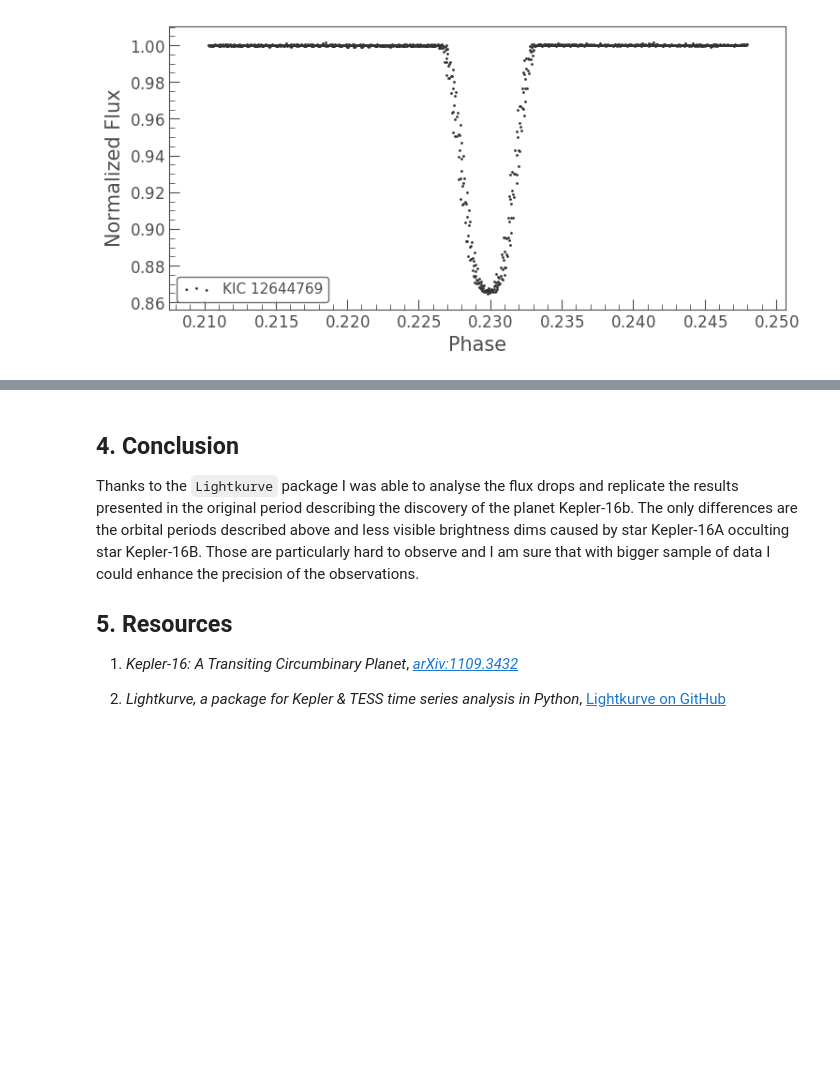
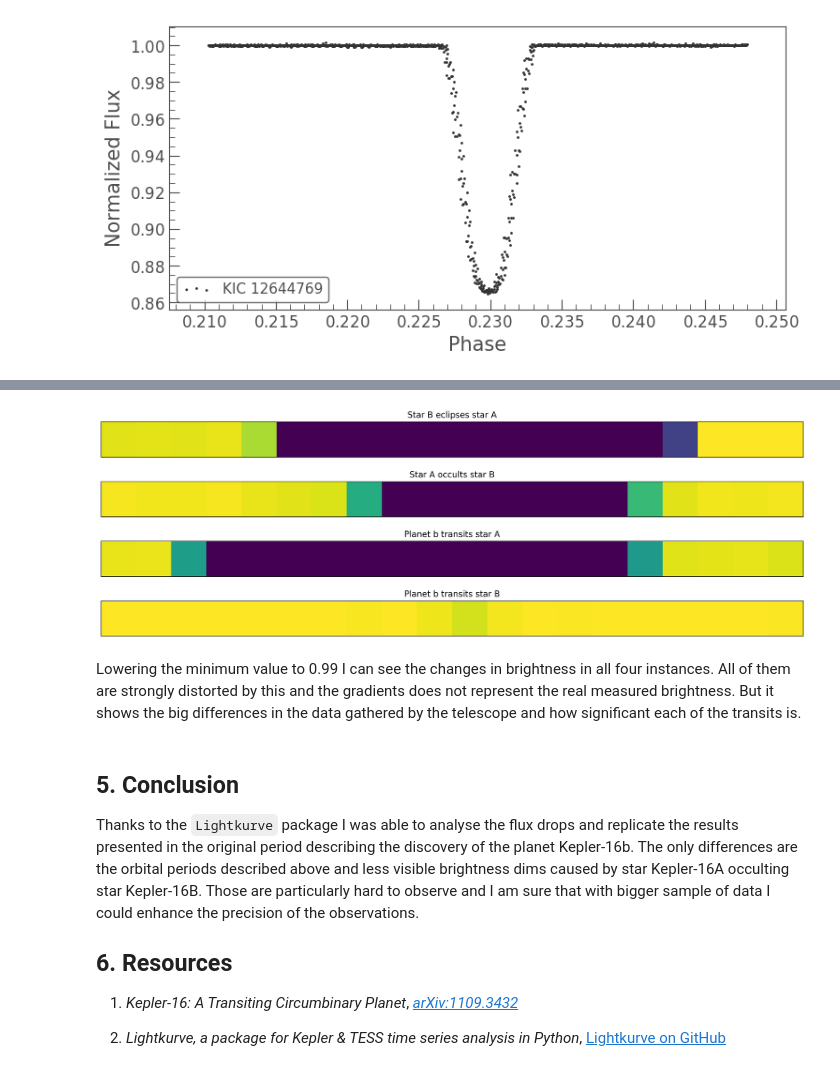
Before and after one commit to ctom2/kepler-analysis, a Jupyter notebook: Kepler-16_analysis.ipynb, the cells around one changed output, grey strips where cells are left out. Drawn from its saved outputs; the diff is of its cells as text; code cells hidden in the pictures; blank space fills up the shorter version.

```diff
--- a/Kepler-16_analysis.ipynb
+++ b/Kepler-16_analysis.ipynb
@@ -390,9 +478,15 @@ tmp_lc.fold(orbital_period(B_A_time[3:17]))[23000:24300].scatter()
+# %%
+show_gradients(0.99, 1, B_A_time, A_B_time, b_A_time, b_B_time, lc)
+# %% [output]
+[figure, added]
+# %% [markdown]
+Lowering the minimum value to 0.99 I can see the changes in brightness in all four instances. All of them are strongly distorted by this and the gradients does not represent the real measured brightness. But it shows the big differences in the data gathered by the telescope and how significant each of the transits is.
 # %% [markdown]
-## 4. Conclusion
+## 5. Conclusion
 
 Thanks to the `Lightkurve` package I was able to analyse the flux drops and replicate the results presented in the original period describing the discovery of the planet Kepler-16b. The only differences are the orbital periods described above and less visible brightness dims caused by star Kepler-16A occulting star Kepler-16B. Those are particularly hard to observe and I am sure that with bigger sample of data I could enhance the precision of the observations.
 
-## 5. Resources
+## 6. Resources
 
 1. *Kepler-16: A Transiting Circumbinary Planet*, [*arXiv:1109.3432*](https://arxiv.org/pdf/1109.3432.pdf)
 
```
Also changed, not shown: parts of 10 cells of this notebook.
